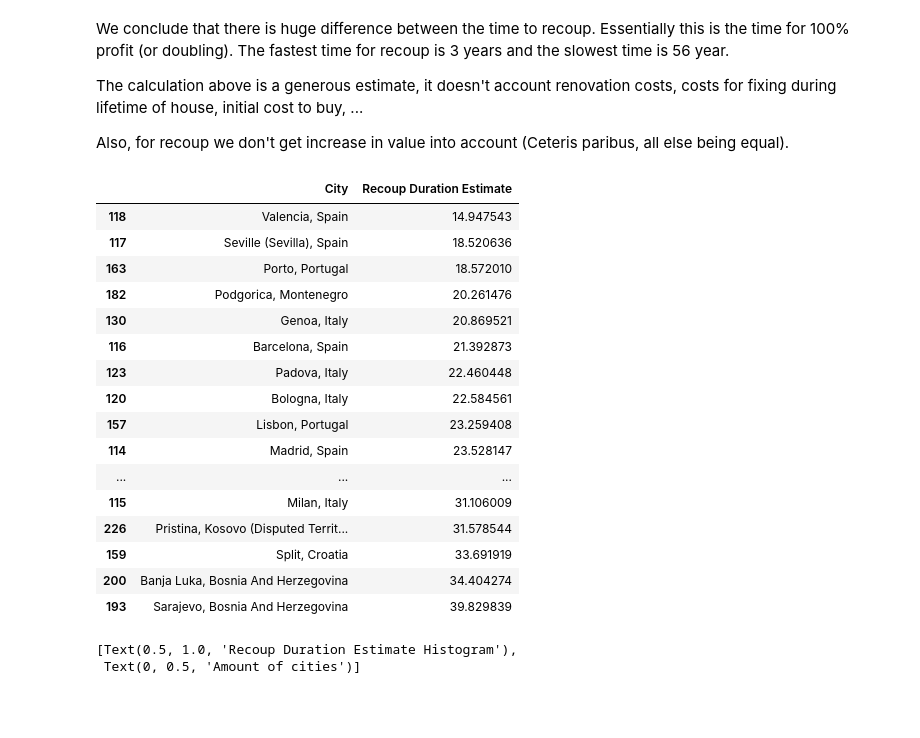
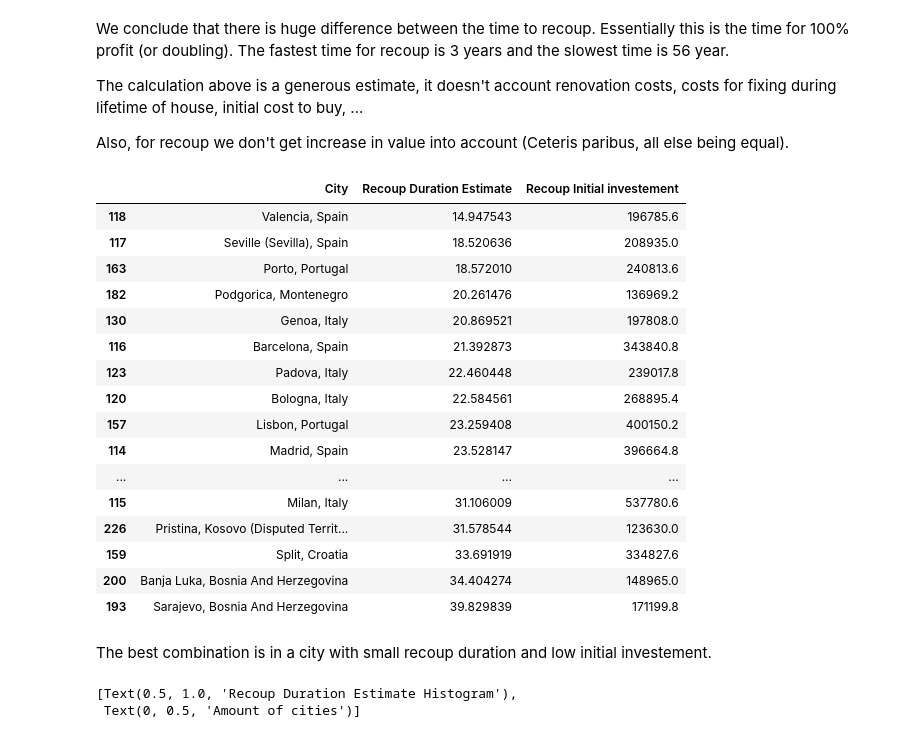
Before and after one commit to yiorgosynkl/cities-analytics, a Jupyter notebook: analysis.ipynb, the cells around one changed output. Saved outputs shown, nothing was run; the diff lists cells and outputs as text; code cells hidden in the pictures; blank space fills up the shorter version.

Commit message:
initial investement

```diff
--- a/analysis.ipynb
+++ b/analysis.ipynb
@@ -62,6 +62,7 @@ df = df.sort_values('Recoup Duration Factor', ascending=True)
 
 # assuming average apartment (1 bedroom) has between 45 to 90 square meters (let's say 60 sq.m.)
 # and then calculate years of recoup (divide by 12 months)
+df['Recoup Initial investement'] = df['Price per Square Meter to Buy Apartment in City Centre (in USD)']*60
 df['Recoup Duration Estimate'] = df['Recoup Duration Factor']*60 / 12
 
 best_recoup_dur, worst_recoup_dur = df['Recoup Duration Estimate'].iloc[0], df['Recoup Duration Estimate'].iloc[-1]
@@ -77,27 +78,29 @@ The calculation above is a generous estimate, it doesn't account renovation cost
 Also, for recoup we don't get increase in value into account (Ceteris paribus, all else being equal).
 # %%
 # ceteris paribus, recoup duration in years for south european cities
-df[ df['Region'] == 'Southern Europe' ][['City', 'Recoup Duration Estimate']]
+df[ df['Region'] == 'Southern Europe' ][['City', 'Recoup Duration Estimate', 'Recoup Initial investement']]
 # random_region = random.choice(list(set(df['Region'])))
 # df[ df['Region'] == random_region ][['City', 'Recoup Duration Estimate']]
 # %% [output]
-|  | City | Recoup Duration Estimate |
-| 118 | Valencia, Spain | 14.947543 |
-| 117 | Seville (Sevilla), Spain | 18.520636 |
-| 163 | Porto, Portugal | 18.572010 |
-| 182 | Podgorica, Montenegro | 20.261476 |
-| 130 | Genoa, Italy | 20.869521 |
-| 116 | Barcelona, Spain | 21.392873 |
-| 123 | Padova, Italy | 22.460448 |
-| 120 | Bologna, Italy | 22.584561 |
-| 157 | Lisbon, Portugal | 23.259408 |
-| 114 | Madrid, Spain | 23.528147 |
-| ... | ... | ... |
-| 115 | Milan, Italy | 31.106009 |
-| 226 | Pristina, Kosovo (Disputed Territ... | 31.578544 |
-| 159 | Split, Croatia | 33.691919 |
-| 200 | Banja Luka, Bosnia And Herzegovina | 34.404274 |
-| 193 | Sarajevo, Bosnia And Herzegovina | 39.829839 |
+|  | City | Recoup Duration Estimate | Recoup Initial investement |
+| 118 | Valencia, Spain | 14.947543 | 196785.6 |
+| 117 | Seville (Sevilla), Spain | 18.520636 | 208935.0 |
+| 163 | Porto, Portugal | 18.572010 | 240813.6 |
+| 182 | Podgorica, Montenegro | 20.261476 | 136969.2 |
+| 130 | Genoa, Italy | 20.869521 | 197808.0 |
+| 116 | Barcelona, Spain | 21.392873 | 343840.8 |
+| 123 | Padova, Italy | 22.460448 | 239017.8 |
+| 120 | Bologna, Italy | 22.584561 | 268895.4 |
+| 157 | Lisbon, Portugal | 23.259408 | 400150.2 |
+| 114 | Madrid, Spain | 23.528147 | 396664.8 |
+| ... | ... | ... | ... |
+| 115 | Milan, Italy | 31.106009 | 537780.6 |
+| 226 | Pristina, Kosovo (Disputed Territ... | 31.578544 | 123630.0 |
+| 159 | Split, Croatia | 33.691919 | 334827.6 |
+| 200 | Banja Luka, Bosnia And Herzegovina | 34.404274 | 148965.0 |
+| 193 | Sarajevo, Bosnia And Herzegovina | 39.829839 | 171199.8 |
+# %% [markdown]
+The best combination is in a city with small recoup duration and low initial investement.
 # %%
 plt.hist(df['Recoup Duration Estimate'], bins=40)
 plt.gca().set(title='Recoup Duration Estimate Histogram', ylabel='Amount of cities')
```
